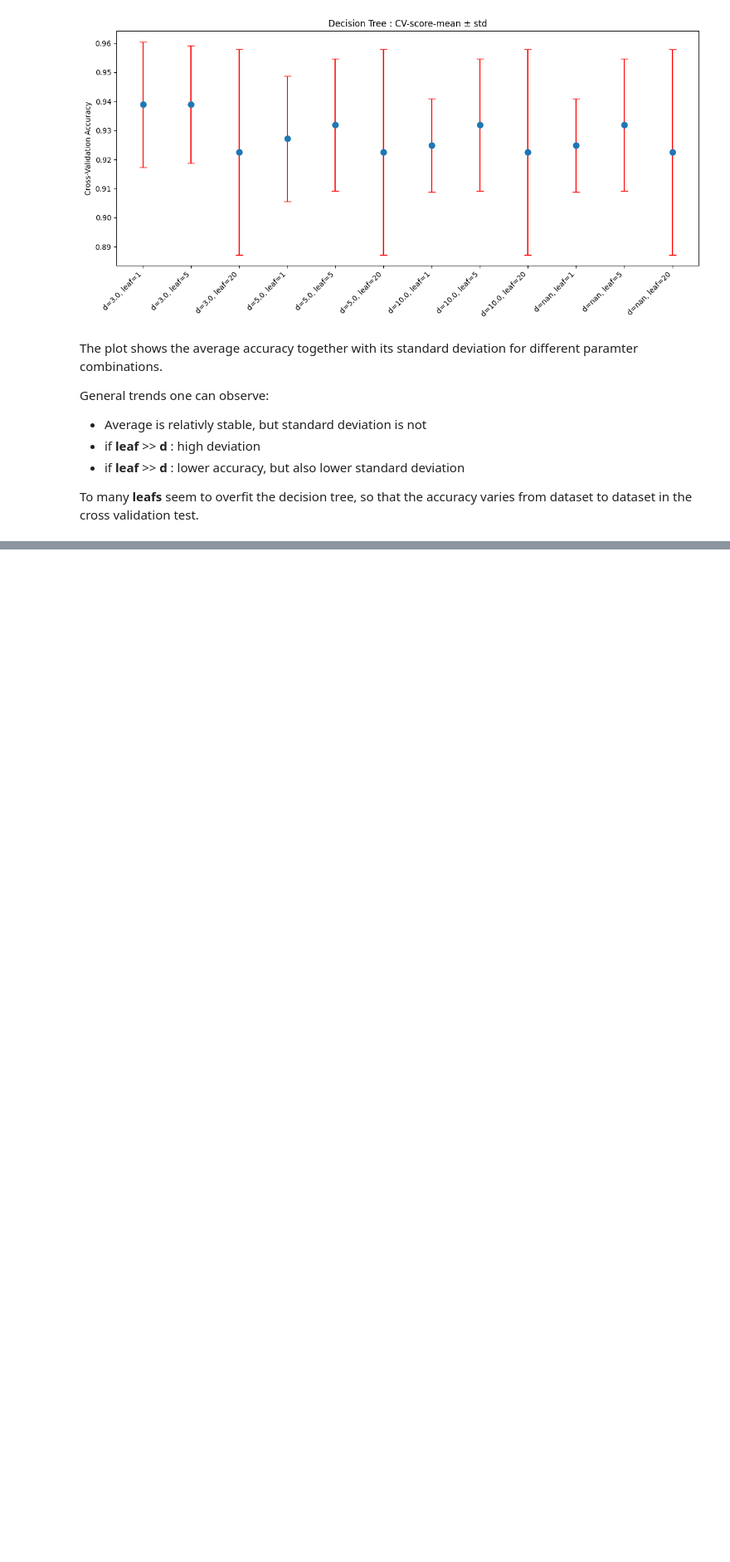
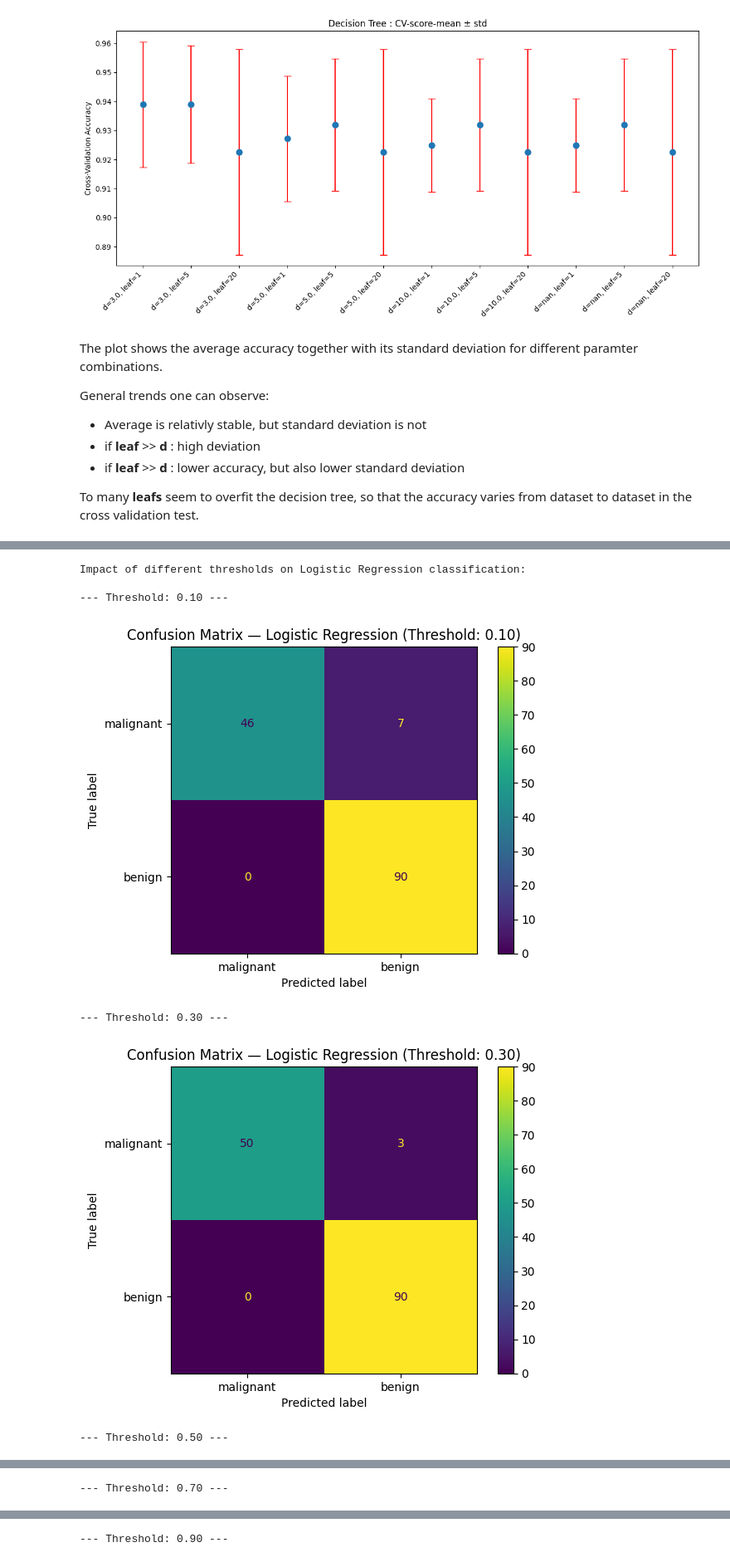
Before and after one commit to LeonBusche/AIMA-personal-repo-LeonBusche-, a Jupyter notebook: week_02_ml_basics_I.ipynb, the cells around one changed output, grey strips where cells are left out. Shown at 83% size. Drawn from its saved outputs; the diff is of its cells as text; code cells hidden in the pictures; blank space fills up the shorter version.

```diff
--- a/week_02_ml_basics_I.ipynb
+++ b/week_02_ml_basics_I.ipynb
@@ -676,0 +689,31 @@ To many **leafs** seem to overfit the decision tree, so that the accuracy varies
+# %%
+# generating confussion matrices for different treshholds:
+
+# Show the impact of threshold changes on classification
+
+# Get the predicted probabilities for the positive class (benign, class 1)
+y_proba_lr = logreg.predict_proba(X_test)[:, 1]
+
+# Define a range of thresholds to test
+thresholds = [0.1, 0.3, 0.5, 0.7, 0.9] # Include the default 0.5 for comparison
+
+print("Impact of different thresholds on Logistic Regression classification:")
+
+for threshold in thresholds:
+    # Apply the current threshold to get predicted classes
+    y_pred_threshold = (y_proba_lr >= threshold).astype(int)
+
+    print(f"\n--- Threshold: {threshold:.2f} ---")
+
+    # Display the confusion matrix for this threshold
+    ConfusionMatrixDisplay(confusion_matrix(y_test, y_pred_threshold), display_labels=["malignant","benign"]).plot()
+    plt.title(f"Confusion Matrix — Logistic Regression (Threshold: {threshold:.2f})")
+    plt.show()
+# %% [output]
+Impact of different thresholds on Logistic Regression classification:
+
+--- Threshold: 0.10 ---
+[figure, added]
+--- Threshold: 0.30 ---
+[figure, added]
+--- Threshold: 0.50 ---
@@ -676,0 +721 @@ To many **leafs** seem to overfit the decision tree, so that the accuracy varies
+--- Threshold: 0.70 ---
@@ -676,0 +723 @@ To many **leafs** seem to overfit the decision tree, so that the accuracy varies
+--- Threshold: 0.90 ---
```
Also changed, not shown: parts of 5 cells of this notebook.
